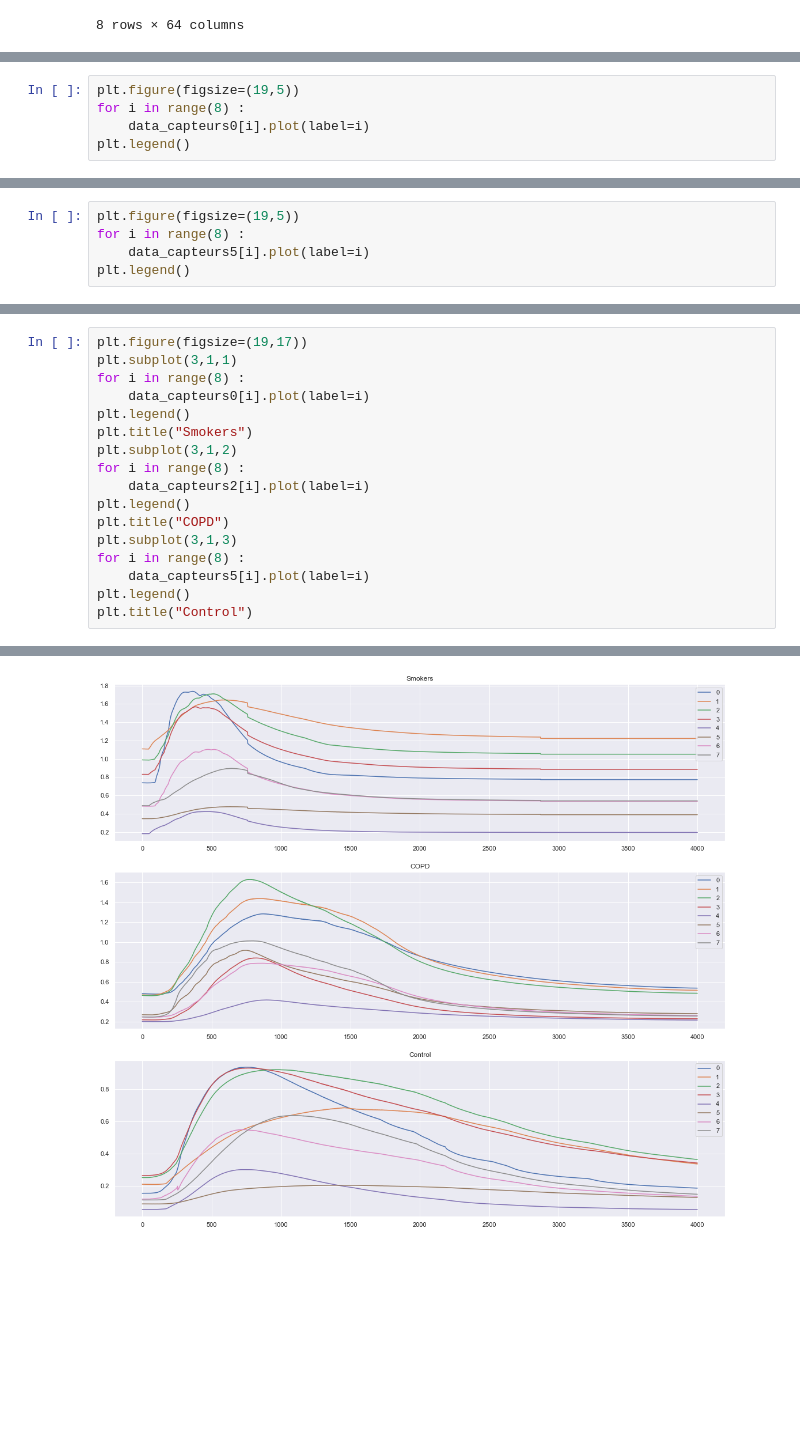
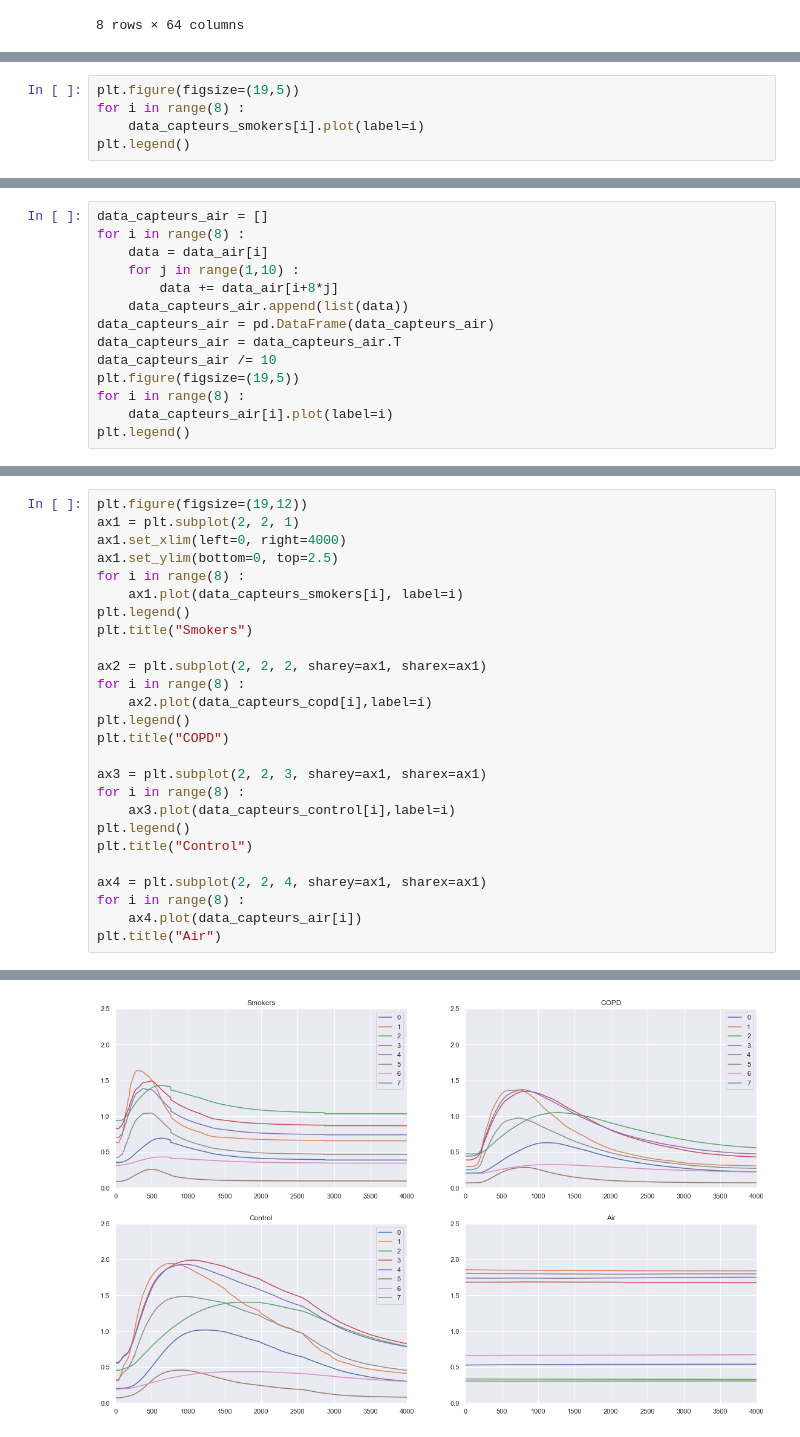
Before and after one commit to MohamedNennouche/COPD-Detection, a Jupyter notebook: COPD-notebook.ipynb, the cells around one changed output, grey strips where cells are left out. Saved outputs shown, nothing was run; the diff lists cells and outputs as text; blank space fills up the shorter version.

Commit message:
Finalisation de la partie visualisation des données, on va mainteant préparer nos données pour parvenir à les manipuler avec un CNN

```diff
--- a/COPD-notebook.ipynb
+++ b/COPD-notebook.ipynb
@@ -141,7 +164,7 @@ data_capteurs0
 # %%
 plt.figure(figsize=(19,5))
 for i in range(8) :
-    data_capteurs0[i].plot(label=i)
+    data_capteurs_smokers[i].plot(label=i)
 plt.legend()
 # %% [output]
 <matplotlib.legend.Legend at 0x...>
@@ -243,5 +209,0 @@ data_capteurs5 /= 20
-# %%
-plt.figure(figsize=(19,5))
-for i in range(8) :
-    data_capteurs5[i].plot(label=i)
-plt.legend()
@@ -250,0 +212,14 @@ plt.legend()
+# %%
+data_capteurs_air = []
+for i in range(8) :
+    data = data_air[i]
+    for j in range(1,10) :
+        data += data_air[i+8*j]
+    data_capteurs_air.append(list(data))
+data_capteurs_air = pd.DataFrame(data_capteurs_air)
+data_capteurs_air = data_capteurs_air.T
+data_capteurs_air /= 10
+plt.figure(figsize=(19,5))
+for i in range(8) :
+    data_capteurs_air[i].plot(label=i)
+plt.legend()
@@ -251,18 +231,27 @@ plt.legend()
 # %%
-plt.figure(figsize=(19,17))
-plt.subplot(3,1,1)
+plt.figure(figsize=(19,12))
+ax1 = plt.subplot(2, 2, 1)
+ax1.set_xlim(left=0, right=4000)
+ax1.set_ylim(bottom=0, top=2.5)
 for i in range(8) :
-    data_capteurs0[i].plot(label=i)
+    ax1.plot(data_capteurs_smokers[i], label=i)
 plt.legend()
 plt.title("Smokers")
-plt.subplot(3,1,2)
+
+ax2 = plt.subplot(2, 2, 2, sharey=ax1, sharex=ax1)
 for i in range(8) :
-    data_capteurs2[i].plot(label=i)
+    ax2.plot(data_capteurs_copd[i],label=i)
 plt.legend()
 plt.title("COPD")
-plt.subplot(3,1,3)
+
+ax3 = plt.subplot(2, 2, 3, sharey=ax1, sharex=ax1)
 for i in range(8) :
-    data_capteurs5[i].plot(label=i)
+    ax3.plot(data_capteurs_control[i],label=i)
 plt.legend()
 plt.title("Control")
+
+ax4 = plt.subplot(2, 2, 4, sharey=ax1, sharex=ax1)
+for i in range(8) :
+    ax4.plot(data_capteurs_air[i])
+plt.title("Air")
 # %% [output]
@@ -270 +259 @@ Text(0.5, 1.0, 'Control')
-[figure, old version]
+[figure, new version]
```
Also changed, not shown: parts of 26 cells of this notebook.
